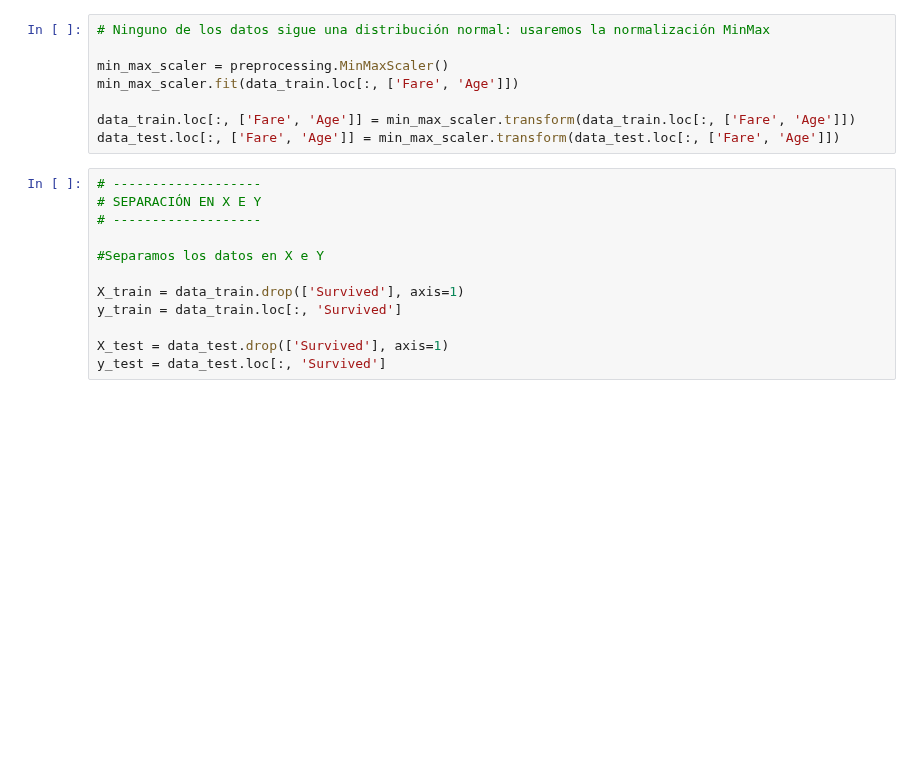
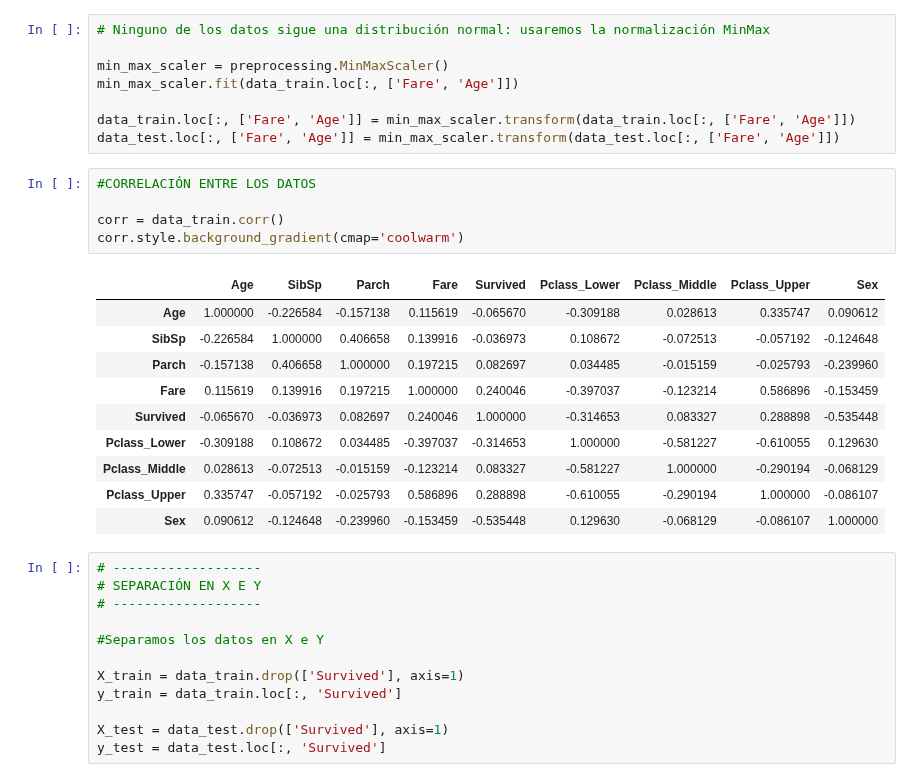
Before and after one commit to vicentcamison/idal_ia3, a Jupyter notebook: 2 Aprendizaje profundo (I)/Sesion 3/Titanic.ipynb, the cells around one changed output. Drawn from its saved outputs; the diff is of its cells as text; blank space fills up the shorter version.

```diff
--- a/2 Aprendizaje profundo (I)/Sesion 3/Titanic.ipynb
+++ b/2 Aprendizaje profundo (I)/Sesion 3/Titanic.ipynb
@@ -101,6 +115,22 @@ min_max_scaler.fit(data_train.loc[:, ['Fare', 'Age']])
 
 data_train.loc[:, ['Fare', 'Age']] = min_max_scaler.transform(data_train.loc[:, ['Fare', 'Age']])
 data_test.loc[:, ['Fare', 'Age']] = min_max_scaler.transform(data_test.loc[:, ['Fare', 'Age']])
+# %%
+#CORRELACIÓN ENTRE LOS DATOS
+
+corr = data_train.corr()
+corr.style.background_gradient(cmap='coolwarm')
+# %% [output]
+|  | Age | SibSp | Parch | Fare | Survived | Pclass_Lower | Pclass_Middle | Pclass_Upper | Sex |
+| Age | 1.000000 | -0.226584 | -0.157138 | 0.115619 | -0.065670 | -0.309188 | 0.028613 | 0.335747 | 0.090612 |
+| SibSp | -0.226584 | 1.000000 | 0.406658 | 0.139916 | -0.036973 | 0.108672 | -0.072513 | -0.057192 | -0.124648 |
+| Parch | -0.157138 | 0.406658 | 1.000000 | 0.197215 | 0.082697 | 0.034485 | -0.015159 | -0.025793 | -0.239960 |
+| Fare | 0.115619 | 0.139916 | 0.197215 | 1.000000 | 0.240046 | -0.397037 | -0.123214 | 0.586896 | -0.153459 |
+| Survived | -0.065670 | -0.036973 | 0.082697 | 0.240046 | 1.000000 | -0.314653 | 0.083327 | 0.288898 | -0.535448 |
+| Pclass_Lower | -0.309188 | 0.108672 | 0.034485 | -0.397037 | -0.314653 | 1.000000 | -0.581227 | -0.610055 | 0.129630 |
+| Pclass_Middle | 0.028613 | -0.072513 | -0.015159 | -0.123214 | 0.083327 | -0.581227 | 1.000000 | -0.290194 | -0.068129 |
+| Pclass_Upper | 0.335747 | -0.057192 | -0.025793 | 0.586896 | 0.288898 | -0.610055 | -0.290194 | 1.000000 | -0.086107 |
+| Sex | 0.090612 | -0.124648 | -0.239960 | -0.153459 | -0.535448 | 0.129630 | -0.068129 | -0.086107 | 1.000000 |
 # %%
 # -------------------
 # SEPARACIÓN EN X E Y
```
Also changed, not shown: parts of 3 cells of this notebook.
